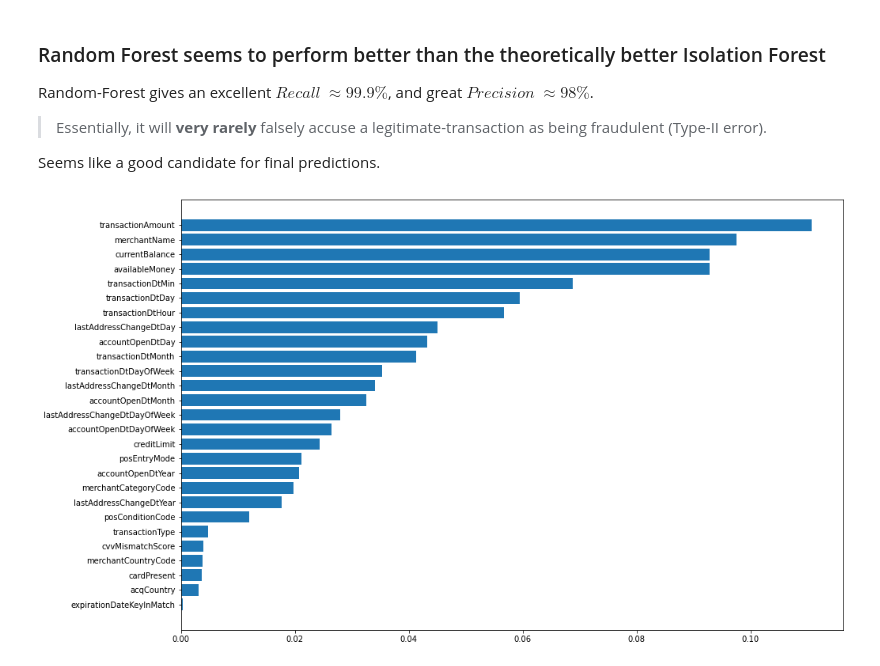
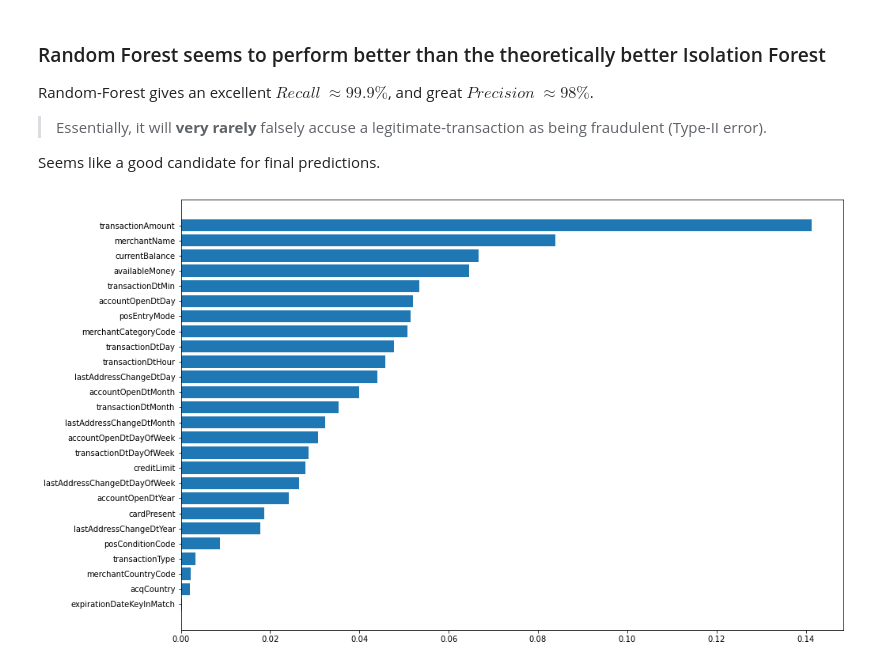
Before and after one commit to vikrantdeshpande09876/Credit_Card_Fraud_Detection, a Jupyter notebook: Codebase/Fraud_Detection_Classification.ipynb, the cells around one changed output. Drawn from its saved outputs; the diff is of its cells as text; code cells hidden in the pictures.

```diff
--- a/Codebase/Fraud_Detection_Classification.ipynb
+++ b/Codebase/Fraud_Detection_Classification.ipynb
@@ -543,10 +582,3 @@ Confusion matrix for baseline Logistic-Regression model =
 ### Logistic regression just predicts the majority class. 🤔
 # %% [markdown]
 ### Let's look also at Decision Tree, since Logistic Regression is essentially useless here
-# %%
-from sklearn.tree import DecisionTreeClassifier
-
-decision_tree = DecisionTreeClassifier().fit(x_train, y_train)
-preds = decision_tree.predict(x_test)
-
-print_neat_metrics(y_test, preds, 'baseline Decision-Tree', True)
@@ -561,8 +585,11 @@ Confusion matrix for baseline Decision-Tree model =
 # %%
+from sklearn.tree import DecisionTreeClassifier
 from sklearn.model_selection import StratifiedKFold
+
+CLASS_WEIGHTS = { 0: 2, 1: 98 }
+
+decision_tree = DecisionTreeClassifier(class_weight=CLASS_WEIGHTS)
 strat_kfold_cv = StratifiedKFold(n_splits=10, shuffle=True)
-
-
 
 for train_i, test_i in strat_kfold_cv.split(features, labels):
     x_train, x_test = features.iloc[train_i], features.iloc[test_i]
@@ -596,18 +623,24 @@ On average baseline has a good $Recall$ ($True Positive Rate$) $\approx 98\%$, a
 ### Using a more complex Random-Forest model than baseline Logistic or Decision Tree
 Isolation Forest is known to work well with highly-unbalanced sparse datasets (resembling Anomaly detection).
 # %%
+import joblib
 from sklearn.ensemble import IsolationForest, RandomForestClassifier
-from sklearn.model_selection import GridSearchCV
+from sklearn.model_selection import GridSearchCV, StratifiedKFold
 
+CLASS_WEIGHTS = { 0: 2, 1: 98 }
 param_grid = {
-    'n_estimators' : [50, 100, 200],
-    'max_depth' : [5, None],
+    'n_estimators' : [200],
+    'max_depth' : [None],
     'random_state' : [1],
-    'min_samples_split' : [4],
-    'n_jobs' : [-1]
+    'min_samples_split' : [2],
+    'n_jobs' : [-1],
+    'class_weight' : [CLASS_WEIGHTS]
 }
 random_forest = RandomForestClassifier()
 
-cv_output = GridSearchCV(random_forest, param_grid=param_grid, cv=strat_kfold_cv, verbose=1).fit(features, labels)
-cv_output
+strat_kfold_cv = StratifiedKFold(n_splits=2, shuffle=True)
+cv_output = GridSearchCV(random_forest, param_grid=param_grid, cv=strat_kfold_cv, verbose=2).fit(x_train, y_train)
+
+model_path = '../models/random_forest_classifier.pkl'
+joblib.dump(cv_output, model_path)
 # %% [output]
@@ -686,11 +731,15 @@ Random-Forest gives an excellent $Recall$ $\approx 99.9\%$, and great $Precision
 
 Seems like a good candidate for final predictions.
 # %%
-importances = pd.DataFrame(cv_output.best_estimator_.feature_importances_)
-importances.index = features.columns
-importances = importances.sort_values(by=0)
+def get_random_forest_feature_importances(gridsearch_model, feature_cols):
+    importances = pd.DataFrame(gridsearch_model.best_estimator_.feature_importances_)
+    importances.index = feature_cols
+    importances = importances.sort_values(by=0)
+    return importances
+
 fig, ax = plt.subplots()
+importances = get_random_forest_feature_importances(cv_output, features.columns)
 ax.barh(importances.index, importances.to_numpy().flatten())
 plt.show()
 # %% [output]
-[figure, old version]
+[figure, new version]
```
Also changed, not shown: parts of 34 cells of this notebook, 8 other files.
